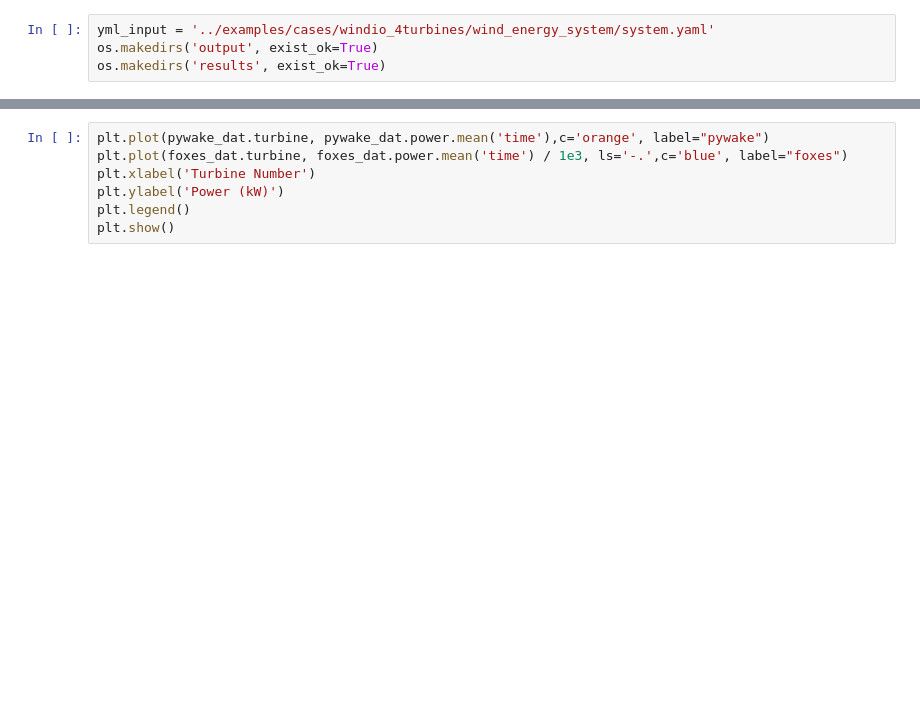
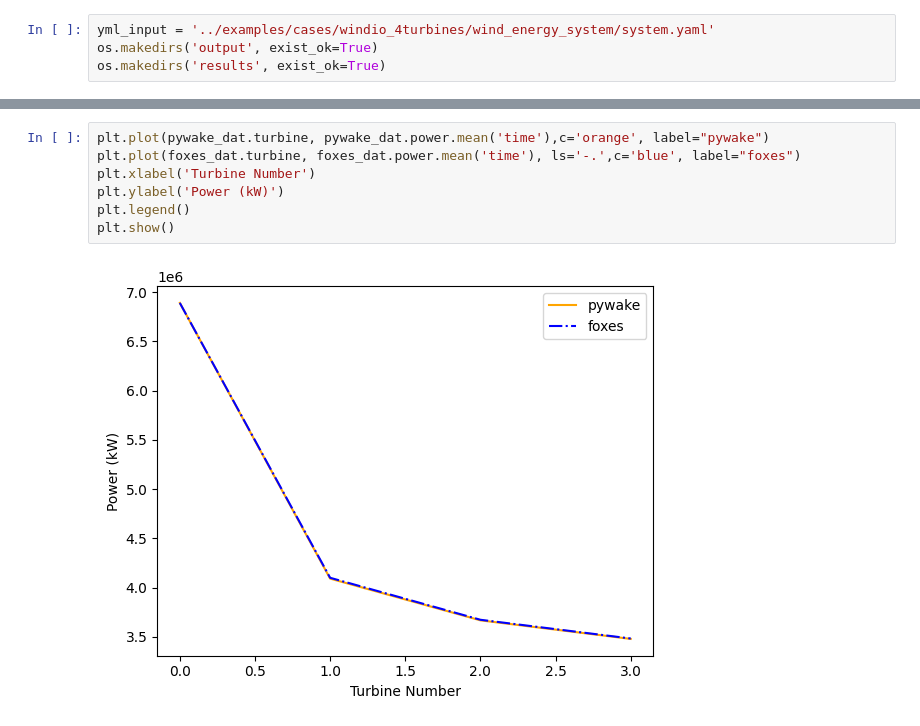
Before and after one commit to bjarketol/WIFA, a Jupyter notebook: notebooks/simple_demonstration.ipynb, the cells around one changed output, grey strips where cells are left out. Saved outputs shown, nothing was run; the diff lists cells and outputs as text; blank space fills up the shorter version.

```diff
--- a/notebooks/simple_demonstration.ipynb
+++ b/notebooks/simple_demonstration.ipynb
@@ -24,9 +80,11 @@ pywake_dat
 # %%
 plt.plot(pywake_dat.turbine, pywake_dat.power.mean('time'),c='orange', label="pywake")
-plt.plot(foxes_dat.turbine, foxes_dat.power.mean('time') / 1e3, ls='-.',c='blue', label="foxes")
+plt.plot(foxes_dat.turbine, foxes_dat.power.mean('time'), ls='-.',c='blue', label="foxes")
 plt.xlabel('Turbine Number')
 plt.ylabel('Power (kW)')
 plt.legend()
 plt.show()
+# %% [output]
+[figure, added]
 # %%
 plt.scatter(pywake_dat.wd, pywake_dat.sel(turbine=1).power, c='orange', marker='o',alpha=0.8, label="pywake")
```
Also changed, not shown: parts of 6 cells of this notebook, 2 other files.
